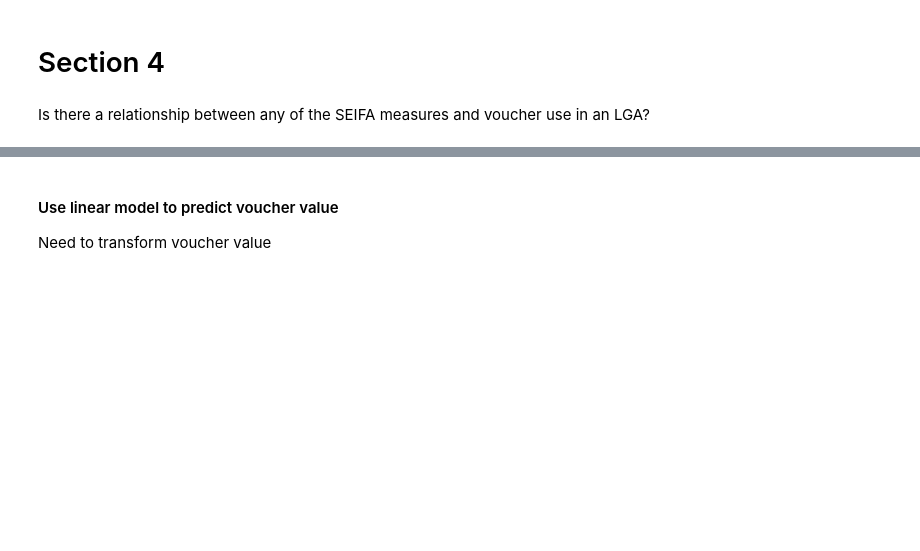
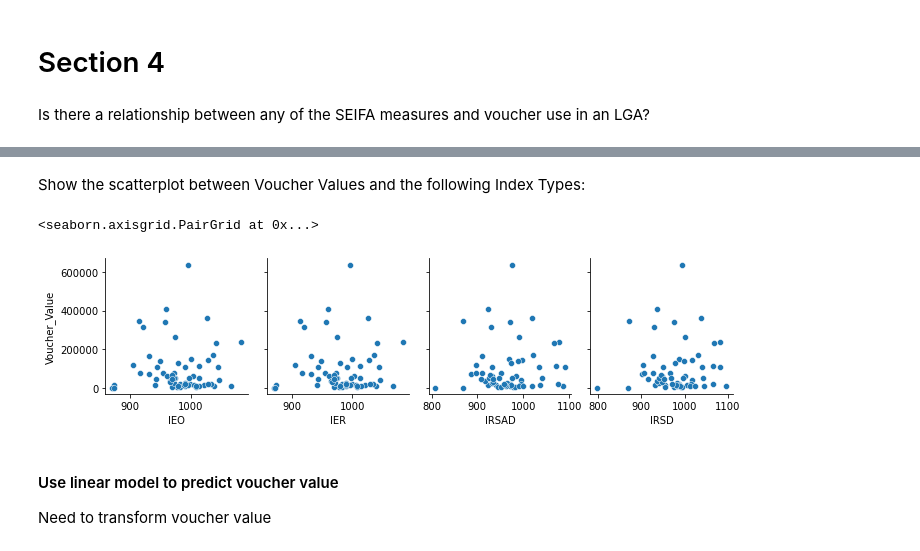
Before and after one commit to walthersy/DataScience-Portfolio, a Jupyter notebook: Portfolio 2.ipynb, the cells around one changed output, grey strips where cells are left out. Cells and saved outputs as stored; diff of their text form; code cells hidden in the pictures; blank space fills up the shorter version.

```diff
--- a/Portfolio 2.ipynb
+++ b/Portfolio 2.ipynb
@@ -81,0 +148,3 @@ __IRSD__ - Index of Relative Socio-economic Disadvantage
+# %%
+LGA_scores = LGA_scores.loc[LGA_scores.index.str.contains('UNINCORPORATED')==False]
+LGA_scores.head()
@@ -309,7 +468,12 @@ sa_voucherindex
+# %% [markdown]
+Show the scatterplot between Voucher Values and the following Index Types:
 # %%
 # sns.distplot(sa_voucherindex.IEO)
 # sns.distplot(sa_voucherindex.IER)
-sns.pairplot(sa_voucherindex,corner=True)
+sns.pairplot(sa_voucherindex,y_vars=['Voucher_Value'], x_vars=['IEO','IER','IRSAD','IRSD'])
+# %% [output]
+<seaborn.axisgrid.PairGrid at 0x...>
+[figure, added]
 # %% [markdown]
 #### Use linear model to predict voucher value
 Need to transform voucher value
```
Also changed, not shown: parts of 29 cells of this notebook.
